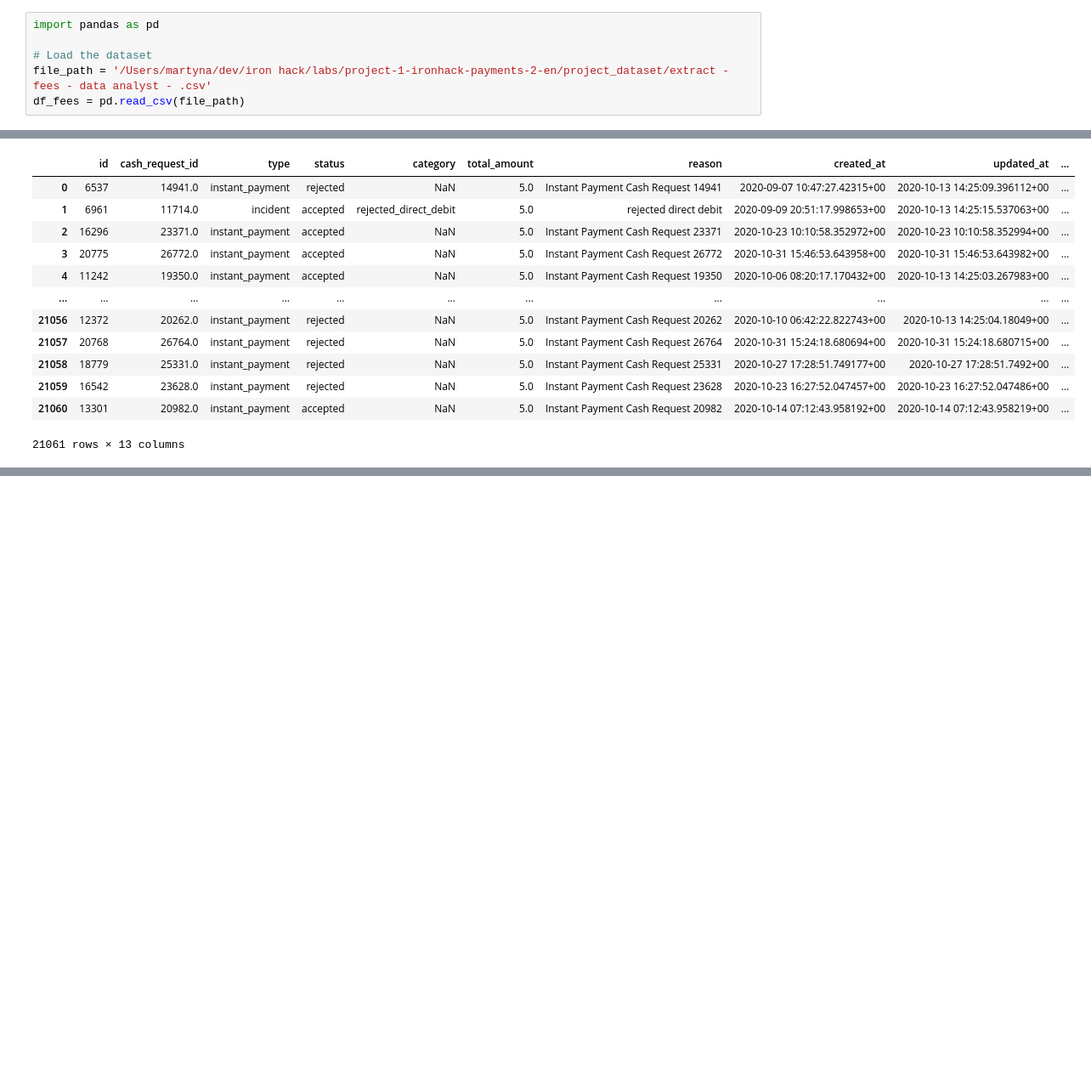
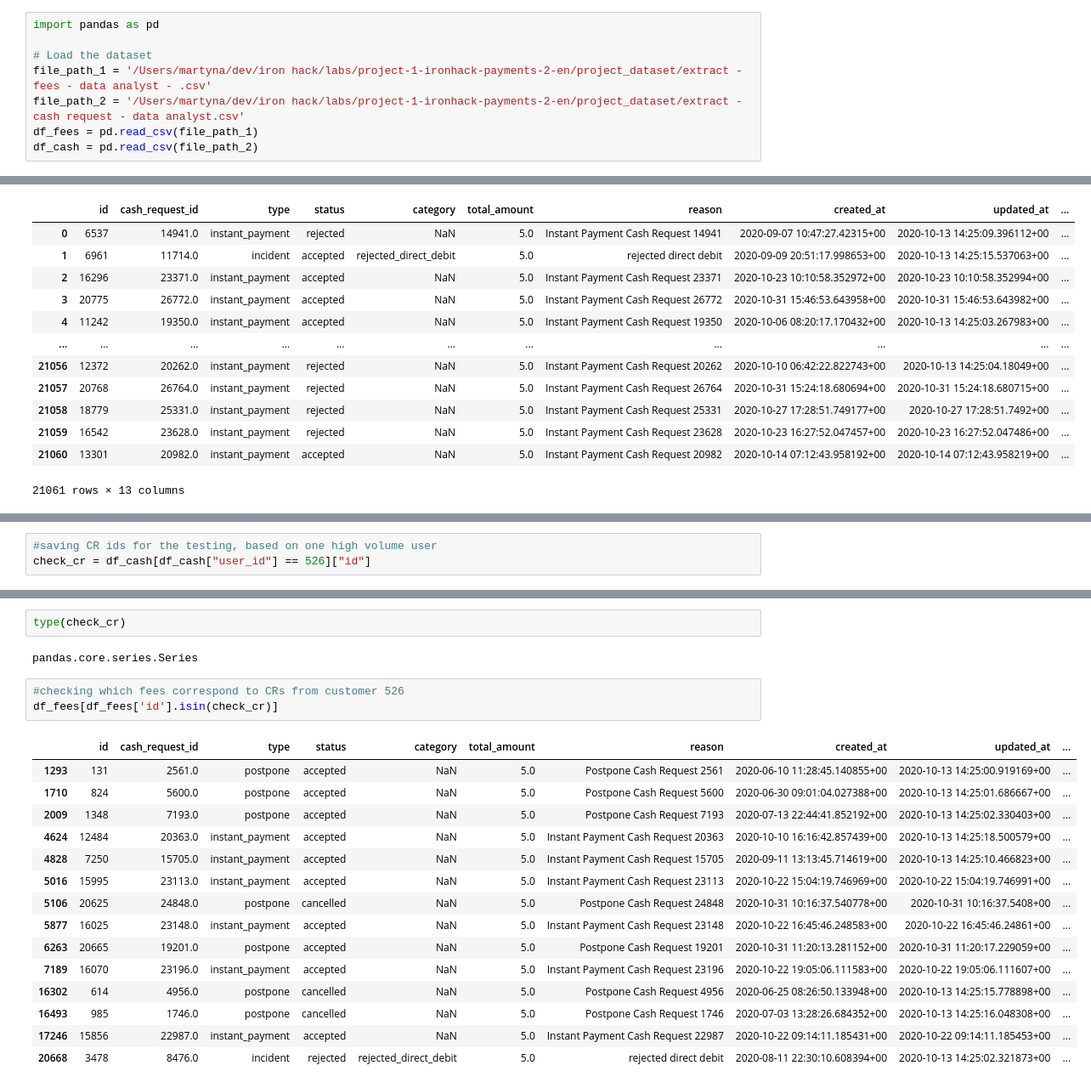
Before and after one commit to Bumbledebee/project-1-ironhack-payments-2-en, a Jupyter notebook: project_work/Martyna_exploratory.ipynb, the cells around one changed output, grey strips where cells are left out. Shown at 85% size. Drawn from its saved outputs; the diff is of its cells as text; blank space fills up the shorter version.

Commit message:
day 1 project

```diff
--- a/project_work/Martyna_exploratory.ipynb
+++ b/project_work/Martyna_exploratory.ipynb
@@ -2,8 +2,10 @@
 import pandas as pd
 
 # Load the dataset
-file_path = '/Users/martyna/dev/iron hack/labs/project-1-ironhack-payments-2-en/project_dataset/extract - fees - data analyst - .csv'
-df_fees = pd.read_csv(file_path)
+file_path_1 = '/Users/martyna/dev/iron hack/labs/project-1-ironhack-payments-2-en/project_dataset/extract - fees - data analyst - .csv'
+file_path_2 = '/Users/martyna/dev/iron hack/labs/project-1-ironhack-payments-2-en/project_dataset/extract - cash request - data analyst.csv'
+df_fees = pd.read_csv(file_path_1)
+df_cash = pd.read_csv(file_path_2)
 # %%
 df_fees
 # %% [output]
@@ -22,0 +141,3 @@ df_fees
+# %%
+#saving CR ids for the testing, based on one high volume user
+check_cr = df_cash[df_cash["user_id"] == 526]["id"]
@@ -22,0 +163,23 @@ df_fees
+# %%
+type(check_cr)
+# %% [output]
+pandas.core.series.Series
+# %%
+#checking which fees correspond to CRs from customer 526
+df_fees[df_fees['id'].isin(check_cr)]
+# %% [output]
+|  | id | cash_request_id | type | status | category | total_amount | reason | created_at | updated_at | ... |
+| 1293 | 131 | 2561.0 | postpone | accepted | NaN | 5.0 | Postpone Cash Request 2561 | 2020-06-10 11:28:45.140855+00 | 2020-10-13 14:25:00.919169+00 | ... |
+| 1710 | 824 | 5600.0 | postpone | accepted | NaN | 5.0 | Postpone Cash Request 5600 | 2020-06-30 09:01:04.027388+00 | 2020-10-13 14:25:01.686667+00 | ... |
+| 2009 | 1348 | 7193.0 | postpone | accepted | NaN | 5.0 | Postpone Cash Request 7193 | 2020-07-13 22:44:41.852192+00 | 2020-10-13 14:25:02.330403+00 | ... |
+| 4624 | 12484 | 20363.0 | instant_payment | accepted | NaN | 5.0 | Instant Payment Cash Request 20363 | 2020-10-10 16:16:42.857439+00 | 2020-10-13 14:25:18.500579+00 | ... |
+| 4828 | 7250 | 15705.0 | instant_payment | accepted | NaN | 5.0 | Instant Payment Cash Request 15705 | 2020-09-11 13:13:45.714619+00 | 2020-10-13 14:25:10.466823+00 | ... |
+| 5016 | 15995 | 23113.0 | instant_payment | accepted | NaN | 5.0 | Instant Payment Cash Request 23113 | 2020-10-22 15:04:19.746969+00 | 2020-10-22 15:04:19.746991+00 | ... |
+| 5106 | 20625 | 24848.0 | postpone | cancelled | NaN | 5.0 | Postpone Cash Request 24848 | 2020-10-31 10:16:37.540778+00 | 2020-10-31 10:16:37.5408+00 | ... |
+| 5877 | 16025 | 23148.0 | instant_payment | accepted | NaN | 5.0 | Instant Payment Cash Request 23148 | 2020-10-22 16:45:46.248583+00 | 2020-10-22 16:45:46.24861+00 | ... |
+| 6263 | 20665 | 19201.0 | postpone | accepted | NaN | 5.0 | Postpone Cash Request 19201 | 2020-10-31 11:20:13.281152+00 | 2020-10-31 11:20:17.229059+00 | ... |
+| 7189 | 16070 | 23196.0 | instant_payment | accepted | NaN | 5.0 | Instant Payment Cash Request 23196 | 2020-10-22 19:05:06.111583+00 | 2020-10-22 19:05:06.111607+00 | ... |
+| 16302 | 614 | 4956.0 | postpone | cancelled | NaN | 5.0 | Postpone Cash Request 4956 | 2020-06-25 08:26:50.133948+00 | 2020-10-13 14:25:15.778898+00 | ... |
+| 16493 | 985 | 1746.0 | postpone | cancelled | NaN | 5.0 | Postpone Cash Request 1746 | 2020-07-03 13:28:26.684352+00 | 2020-10-13 14:25:16.048308+00 | ... |
+| 17246 | 15856 | 22987.0 | instant_payment | accepted | NaN | 5.0 | Instant Payment Cash Request 22987 | 2020-10-22 09:14:11.185431+00 | 2020-10-22 09:14:11.185453+00 | ... |
+| 20668 | 3478 | 8476.0 | incident | rejected | rejected_direct_debit | 5.0 | rejected direct debit | 2020-08-11 22:30:10.608394+00 | 2020-10-13 14:25:02.321873+00 | ... |
```
Also changed, not shown: parts of 25 cells of this notebook, 1 other file.
